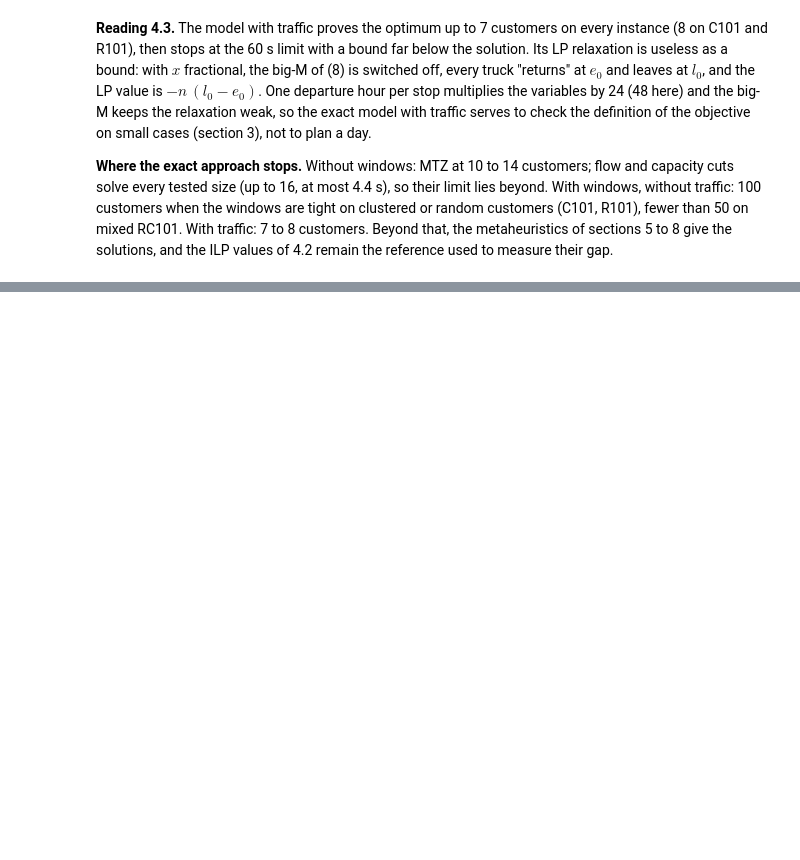
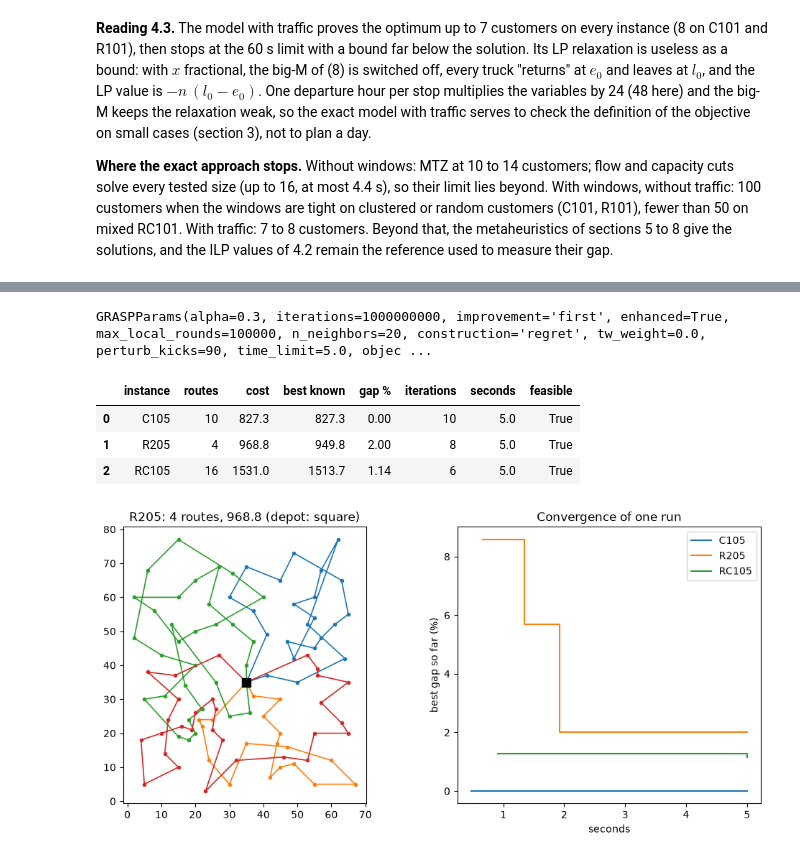
Before and after one commit to zzaved/cesi-cvrp-metaheuristics, a Jupyter notebook: notebooks/02_final_deliverable.ipynb, the cells around one changed output, grey strips where cells are left out. Drawn from its saved outputs; the diff is of its cells as text; code cells hidden in the pictures; blank space fills up the shorter version.

Commit message:
docs(notebook): final deliverable sections 5 to 10 (GRASP-ILS, tests, experimental study, limitations)

```diff
--- a/notebooks/02_final_deliverable.ipynb
+++ b/notebooks/02_final_deliverable.ipynb
@@ -363,17 +361,0 @@ from cvrp import Instance, Solution
-# %%
-from cvrp.alns import ALNSParams, alns
-from cvrp.construct import nearest_neighbor
-from cvrp.neighborhoods import local_search
-from cvrp.viz import plot_convergence, plot_routes
-
-inst = Instance.random(60, capacity=100, seed=1, distribution="clustered")
-start = nearest_neighbor(inst)
-res = alns(inst, ALNSParams(iterations=1000), seed=1, initial=start)
-best = local_search(res.best, inst)
-
-fig, axes = plt.subplots(1, 2, figsize=(12, 5))
-plot_routes(inst, start, ax=axes[0], title=f"nearest neighbor: {start.cost(inst):.1f}")
-plot_routes(inst, best, ax=axes[1], title=f"ALNS + local search: {best.cost(inst):.1f}")
-plt.show()
-plot_convergence(res.best_history, res.current_history); plt.show()
-print("feasible:", best.is_feasible(inst), "| operator weights:", res.destroy_weights)
@@ -391,0 +407,41 @@ print("feasible:", best.is_feasible(inst), "| operator weights:", res.destroy_we
+# %%
+import solomon_study as study
+from cvrp.grasp import GRASPParams, grasp
+
+CHOSEN = {"alpha": 0.3, "improvement": "first", "perturb_kicks": 90}
+params = GRASPParams(iterations=10**9, time_limit=5.0, **CHOSEN)
+print(params)
+
+demo, runs = [], {}
+for name in ["C105", "R205", "RC105"]:
+    inst = study.load(name)
+    res = grasp(inst, params, seed=1)
+    runs[name] = (inst, res)
+    demo.append({"instance": name, "routes": len(res.best), "cost": round(res.cost, 1),
+                 "best known": inst.best_known,
+                 "gap %": round(100 * (res.cost - inst.best_known) / inst.best_known, 2),
+                 "iterations": res.iterations, "seconds": round(res.runtime, 1),
+                 "feasible": res.best.is_feasible(inst)})
+display(pd.DataFrame(demo))
+
+fig, axes = plt.subplots(1, 2, figsize=(12, 5))
+inst, res = runs["R205"]
+for k, route in enumerate(res.best.routes):
+    path = [0, *route, 0]
+    axes[0].plot(*inst.coords[path].T, "-o", ms=3, lw=1.2, color=plt.cm.tab10(k % 10))
+axes[0].plot(*inst.coords[0], "ks", ms=9)
+axes[0].set(title=f"R205: {len(res.best)} routes, {res.cost:.1f} (depot: square)", aspect="equal")
+for name, (inst, res) in runs.items():
+    h = pd.DataFrame(res.history)
+    axes[1].step(h.seconds, 100 * (h.best - inst.best_known) / inst.best_known, where="post",
+                 label=name)
+axes[1].set(xlabel="seconds", ylabel="best gap so far (%)", title="Convergence of one run")
+axes[1].legend()
+plt.show()
+# %% [output]
+GRASPParams(alpha=0.3, iterations=1000000000, improvement='first', enhanced=True, max_local_rounds=100000, n_neighbors=20, construction='regret', tw_weight=0.0, perturb_kicks=90, time_limit=5.0, objec ...
+|  | instance | routes | cost | best known | gap % | iterations | seconds | feasible |
+| 0 | C105 | 10 | 827.3 | 827.3 | 0.00 | 10 | 5.0 | True |
+| 1 | R205 | 4 | 968.8 | 949.8 | 2.00 | 8 | 5.0 | True |
+| 2 | RC105 | 16 | 1531.0 | 1513.7 | 1.14 | 6 | 5.0 | True |
+[figure, added]
```
Also changed, not shown: parts of 33 cells of this notebook.
